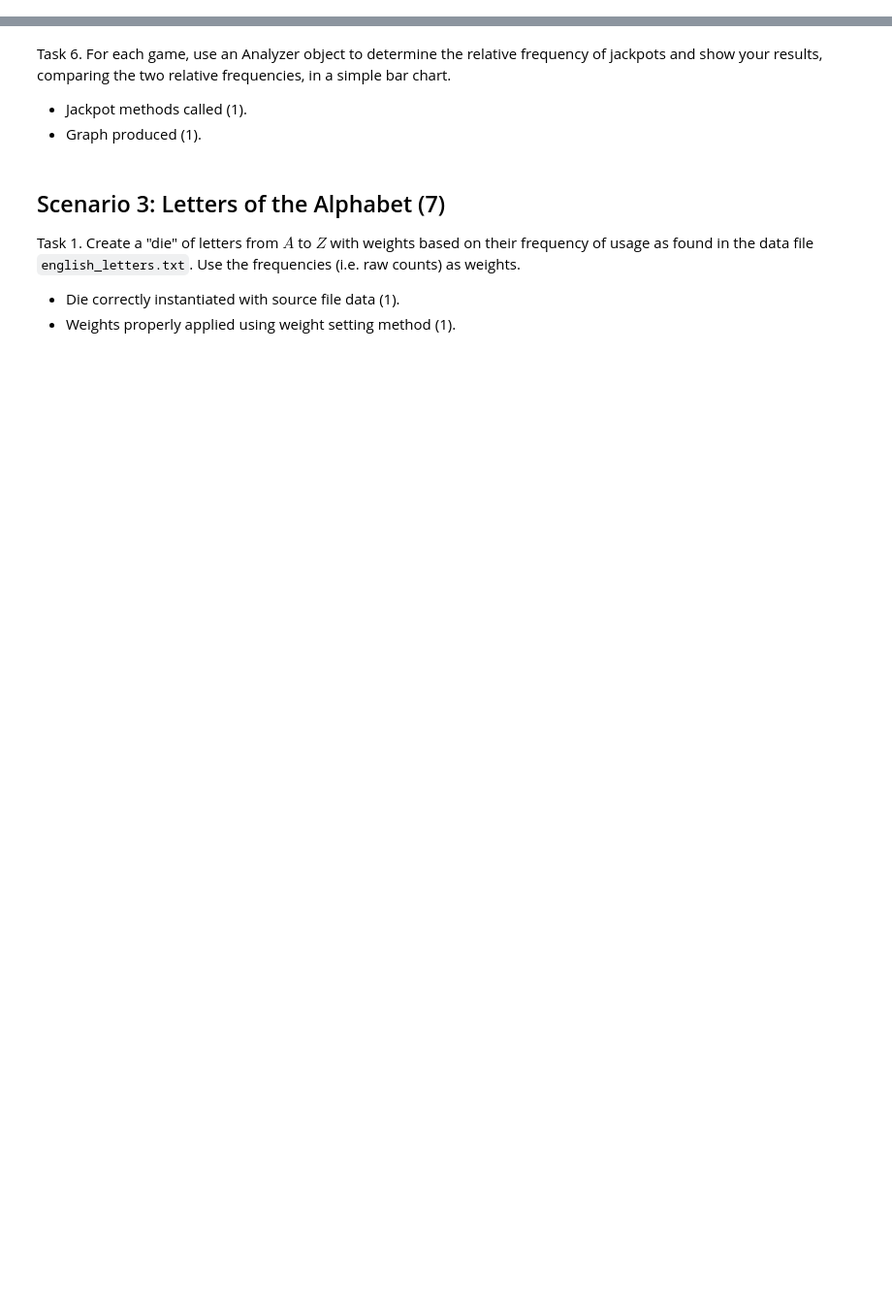
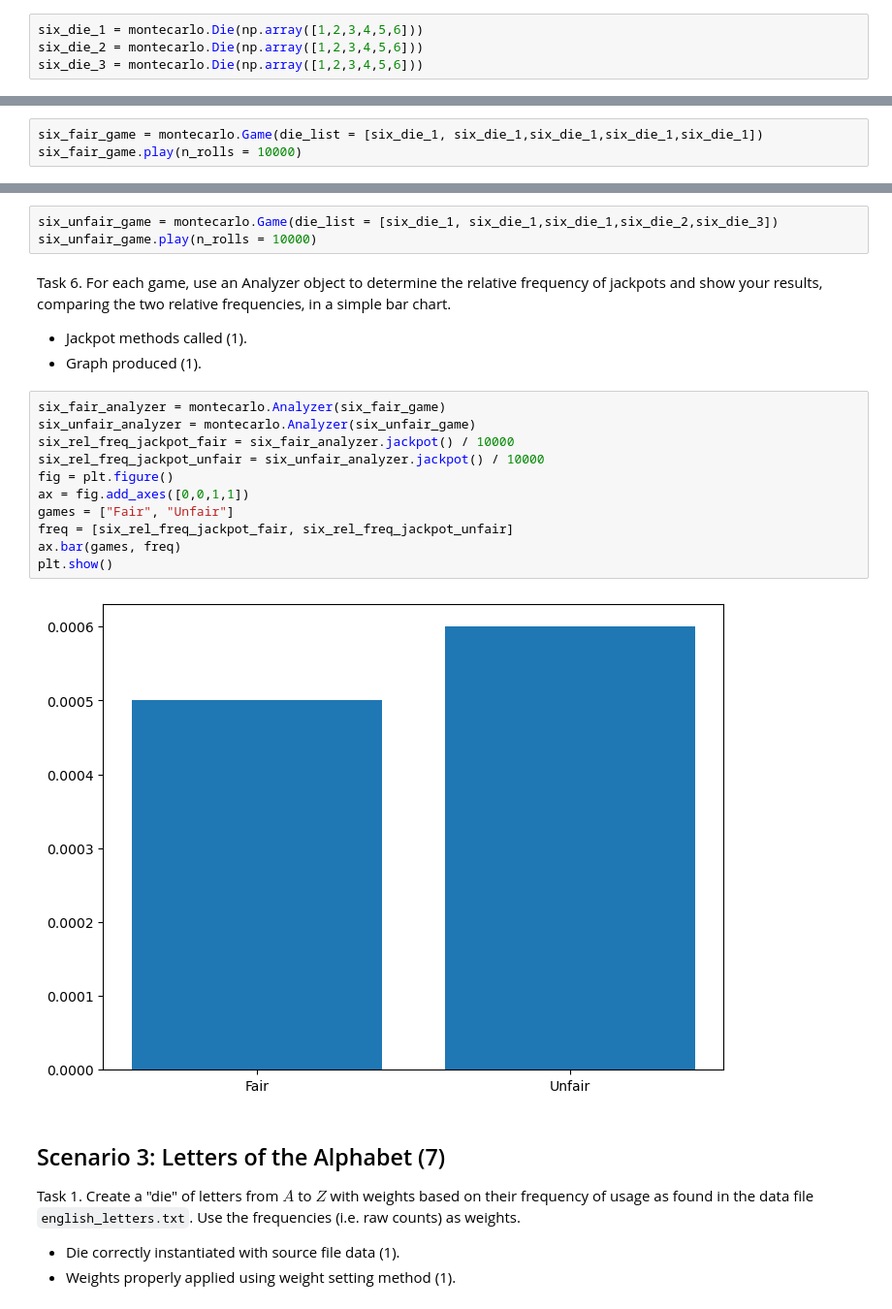
Before and after one commit to sarahsiggins/DS5100_FinalProject, a Jupyter notebook: DS51200_FinalProjectTemplate.ipynb, the cells around one changed output, grey strips where cells are left out. Shown at 97% size. Cells and saved outputs as stored; diff of their text form; blank space fills up the shorter version.

```diff
--- a/DS51200_FinalProjectTemplate.ipynb
+++ b/DS51200_FinalProjectTemplate.ipynb
@@ -133,6 +194,10 @@ Task 6. Show your results, comparing the two relative frequencies, in a simple b
 Task 1. Create three dice, each with six sides having the faces 1 through 6.
 
 - Three die objects created (1).
+# %%
+six_die_1 = montecarlo.Die(np.array([1,2,3,4,5,6]))
+six_die_2 = montecarlo.Die(np.array([1,2,3,4,5,6]))
+six_die_3 = montecarlo.Die(np.array([1,2,3,4,5,6]))
 # %% [markdown]
 Task 2. Convert one of the dice to an unfair one by weighting the face $6$ five times more than the other weights (i.e. it has weight of 5 and the others a weight of 1 each).
 
@@ -146,16 +215,35 @@ Task 4. Play a game of $10000$ rolls with $5$ fair dice.
 
 - Game class properly instantiated (1).
 - Play method called properly (1).
+# %%
+six_fair_game = montecarlo.Game(die_list = [six_die_1, six_die_1,six_die_1,six_die_1,six_die_1])
+six_fair_game.play(n_rolls = 10000)
 # %% [markdown]
 Task 5. Play another game of $10000$ rolls, this time with $2$ unfair dice, one as defined in steps #2 and #3 respectively, and $3$ fair dice.
 
 - Game class properly instantiated (1).
 - Play method called properly (1).
+# %%
+six_unfair_game = montecarlo.Game(die_list = [six_die_1, six_die_1,six_die_1,six_die_2,six_die_3])
+six_unfair_game.play(n_rolls = 10000)
 # %% [markdown]
 Task 6. For each game, use an Analyzer object to determine the relative frequency of jackpots and show your results, comparing the two relative frequencies, in a simple bar chart.
 
 - Jackpot methods called (1).
 - Graph produced (1).
+# %%
+six_fair_analyzer = montecarlo.Analyzer(six_fair_game)
+six_unfair_analyzer = montecarlo.Analyzer(six_unfair_game)
+six_rel_freq_jackpot_fair = six_fair_analyzer.jackpot() / 10000
+six_rel_freq_jackpot_unfair = six_unfair_analyzer.jackpot() / 10000
+fig = plt.figure()
+ax = fig.add_axes([0,0,1,1])
+games = ["Fair", "Unfair"]
+freq = [six_rel_freq_jackpot_fair, six_rel_freq_jackpot_unfair]
+ax.bar(games, freq)
+plt.show()
+# %% [output]
+[figure, added]
 # %% [markdown]
 ## Scenario 3: Letters of the Alphabet (7)
 
```
Also changed, not shown: parts of 18 cells of this notebook, 5 other files.
